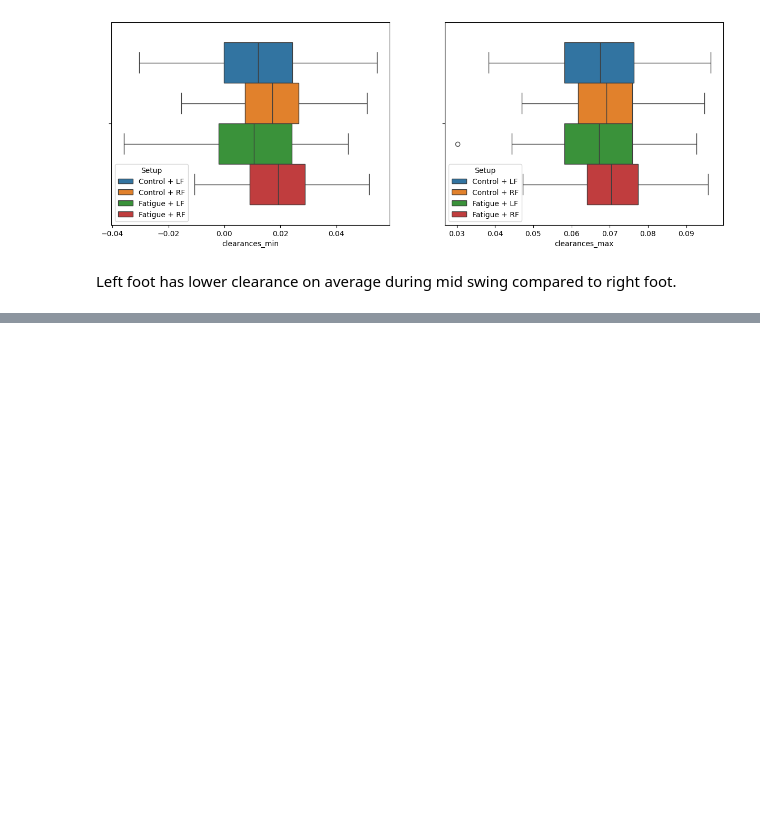
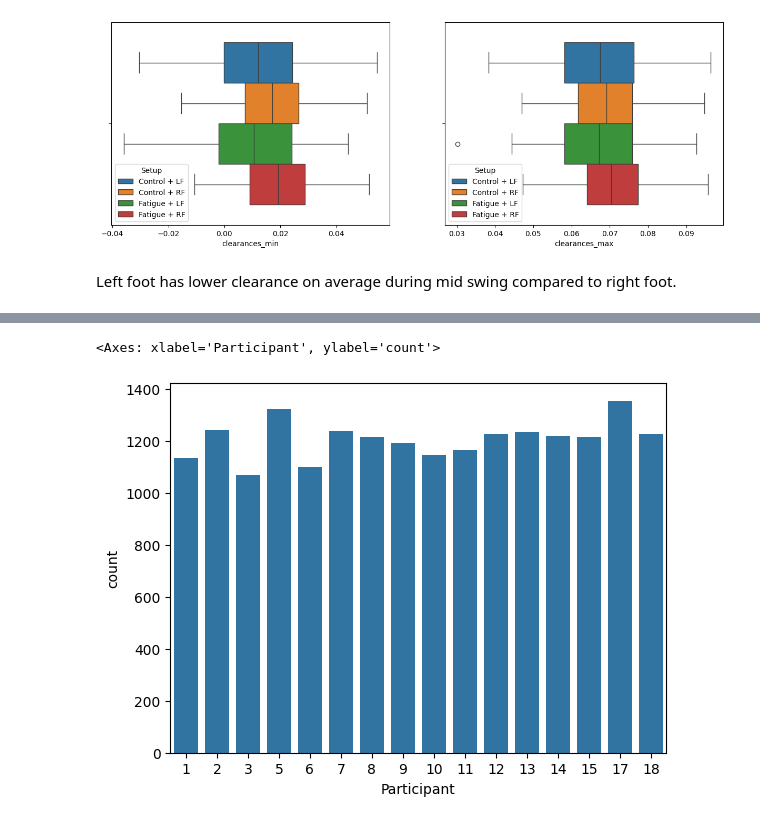
Before and after one commit to abhi-neelam/Fatigue-Detection, a Jupyter notebook: notebooks/gait_parameters_eda.ipynb, the cells around one changed output, grey strips where cells are left out. Saved outputs shown, nothing was run; the diff lists cells and outputs as text; code cells hidden in the pictures; blank space fills up the shorter version.

```diff
--- a/notebooks/gait_parameters_eda.ipynb
+++ b/notebooks/gait_parameters_eda.ipynb
@@ -110,3 +111,38 @@ sns.boxplot(foot_df, x="clearances_max", hue='Setup', ax=axes[1])
 [figure]
 # %% [markdown]
 Left foot has lower clearance on average during mid swing compared to right foot.
+# %%
+num_participants = 18
+# %%
+foot_df = pd.DataFrame()
+
+for i in range(0, num_participants):
+    pid = i+1
+
+    if not os.path.exists(f"data/DUO-GAIT/processed/OG_st_control/sub_{pid:02}/left_foot_core_params.csv") or not f"data/DUO-GAIT/processed/OG_st_control/sub_{pid:02}/right_foot_core_params.csv" or not f"data/DUO-GAIT/processed/OG_st_fatigue/sub_{pid:02}/left_foot_core_params.csv" or not f"data/DUO-GAIT/processed/OG_st_fatigue/sub_{pid:02}/right_foot_core_params.csv":
+        continue
+
+    lf_control_df = pd.read_csv(f"data/DUO-GAIT/processed/OG_st_control/sub_{pid:02}/left_foot_core_params.csv")
+    lf_control_df.rename({ "timestamps": "Time (secs)" }, axis=1, inplace=True)
+    lf_control_df['Setup'] = 'Control + LF'
+    lf_control_df['Participant'] = pid
+
+    rf_control_df = pd.read_csv(f"data/DUO-GAIT/processed/OG_st_control/sub_{pid:02}/right_foot_core_params.csv")
+    rf_control_df.rename({ "timestamps": "Time (secs)" }, axis=1, inplace=True)
+    rf_control_df['Setup'] = 'Control + RF'
+    rf_control_df['Participant'] = pid
+
+    lf_fatigue_df = pd.read_csv(f"data/DUO-GAIT/processed/OG_st_fatigue/sub_{pid:02}/left_foot_core_params.csv")
+    lf_fatigue_df.rename({ "timestamps": "Time (secs)" }, axis=1, inplace=True)
+    lf_fatigue_df['Setup'] = 'Fatigue + LF'
+    lf_fatigue_df['Participant'] = pid
+
+    rf_fatigue_df = pd.read_csv(f"data/DUO-GAIT/processed/OG_st_fatigue/sub_{pid:02}/right_foot_core_params.csv")
+    rf_fatigue_df.rename({ "timestamps": "Time (secs)" }, axis=1, inplace=True)
+    rf_fatigue_df['Setup'] = 'Fatigue + RF'
+    rf_fatigue_df['Participant'] = pid
+
+    foot_df = pd.concat([foot_df, lf_control_df, rf_control_df, lf_fatigue_df, rf_fatigue_df], axis=0)
+
+foot_df = foot_df[foot_df['is_outlier']==False]
+foot_df
@@ -112,0 +163,5 @@ Left foot has lower clearance on average during mid swing compared to right foot
+# %%
+sns.countplot(foot_df, x='Participant')
+# %% [output]
+<Axes: xlabel='Participant', ylabel='count'>
+[figure, added]
```
Also changed, not shown: parts of 17 cells of this notebook.
